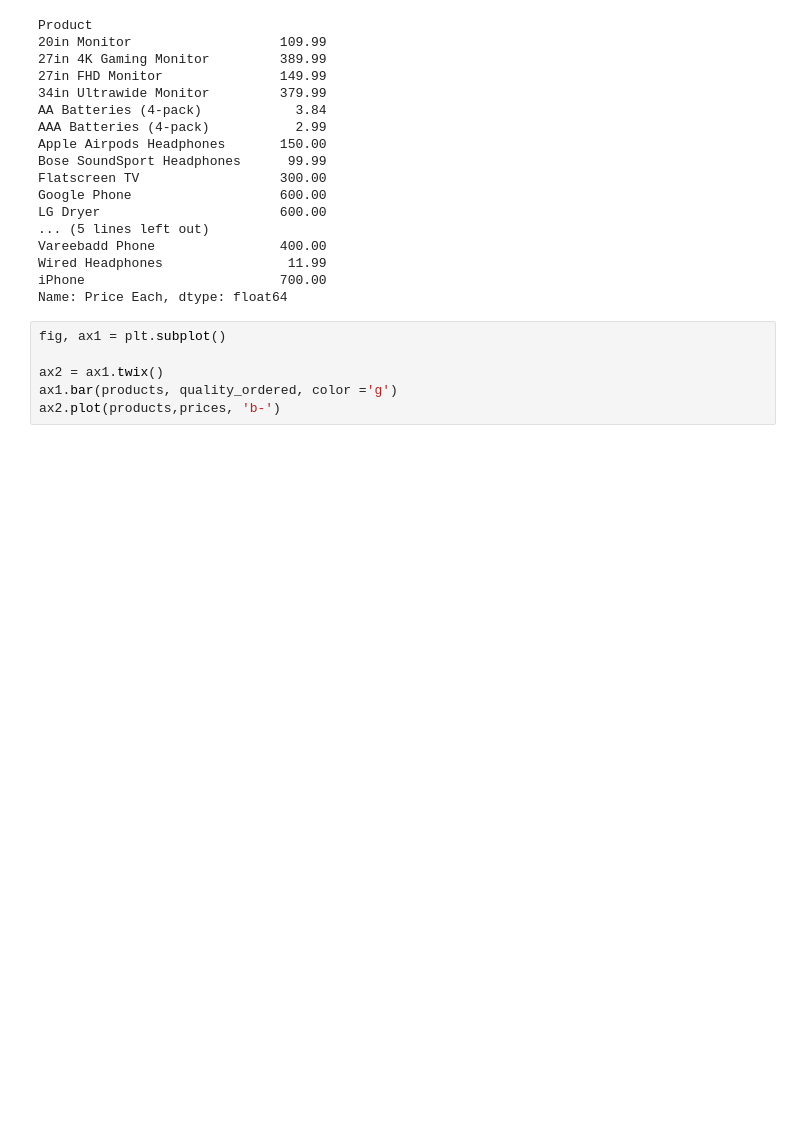
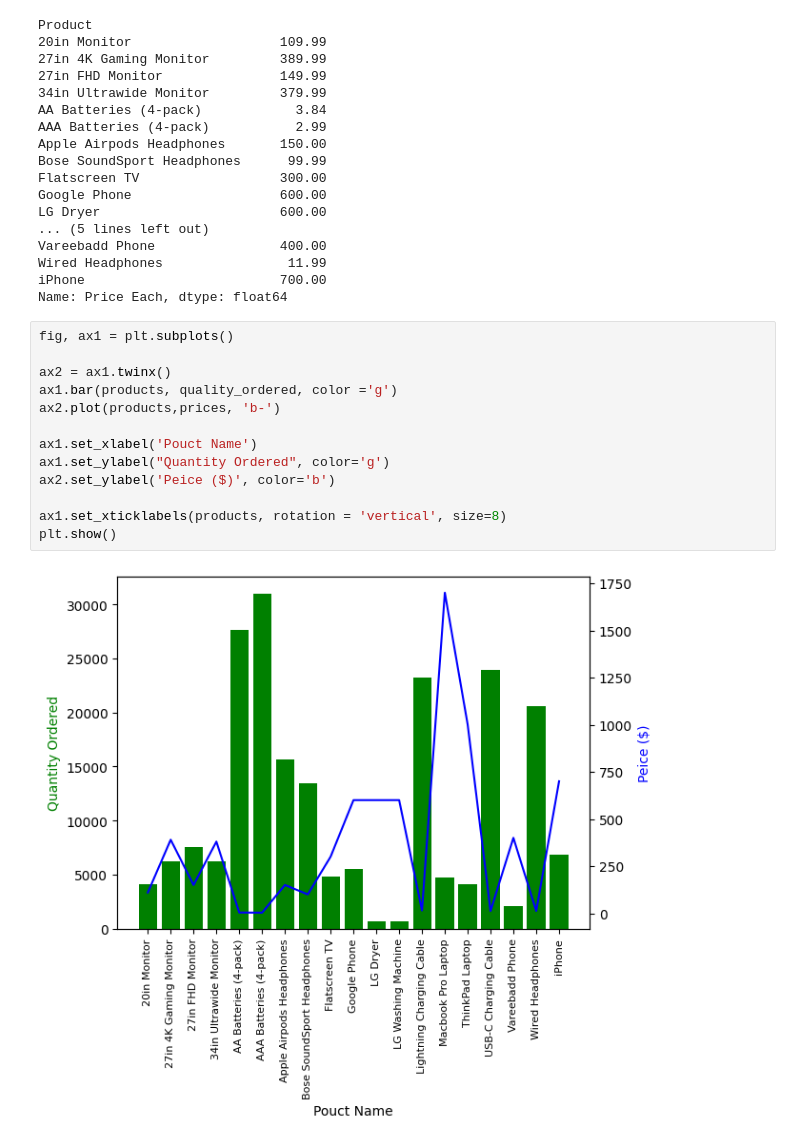
Before and after one commit to mikist23/Pandas-Data-Science-Sales-Analysis, a Jupyter notebook: analysis.ipynb, the cells around one changed output. Saved outputs shown, nothing was run; the diff lists cells and outputs as text; blank space fills up the shorter version.

Commit message:
Visualize the produts sold  nd their different prices

```diff
--- a/analysis.ipynb
+++ b/analysis.ipynb
@@ -336,8 +336,17 @@ Wired Headphones                11.99
 iPhone                         700.00
 Name: Price Each, dtype: float64
 # %%
-fig, ax1 = plt.subplot()
+fig, ax1 = plt.subplots()
 
-ax2 = ax1.twix()
+ax2 = ax1.twinx()
 ax1.bar(products, quality_ordered, color ='g')
 ax2.plot(products,prices, 'b-')
+
+ax1.set_xlabel('Pouct Name')
+ax1.set_ylabel("Quantity Ordered", color='g')
+ax2.set_ylabel('Peice ($)', color='b')
+
+ax1.set_xticklabels(products, rotation = 'vertical', size=8)
+plt.show()
+# %% [output]
+[figure, added]
```
